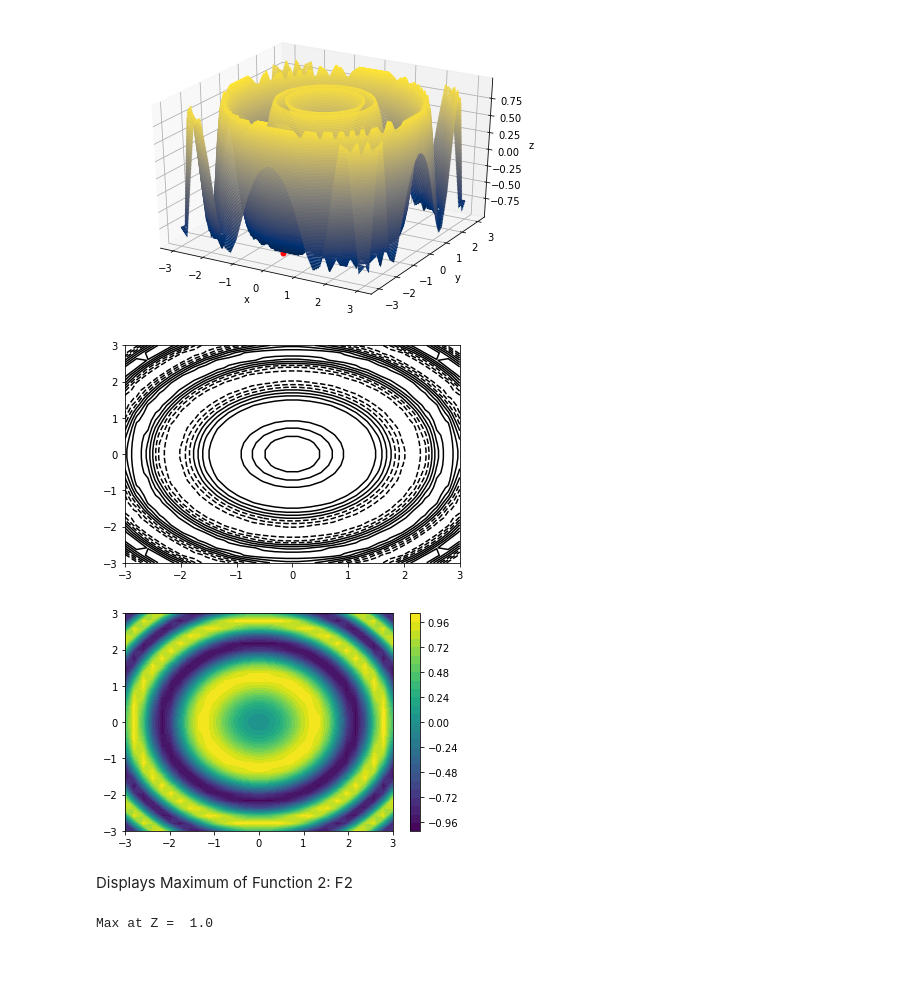
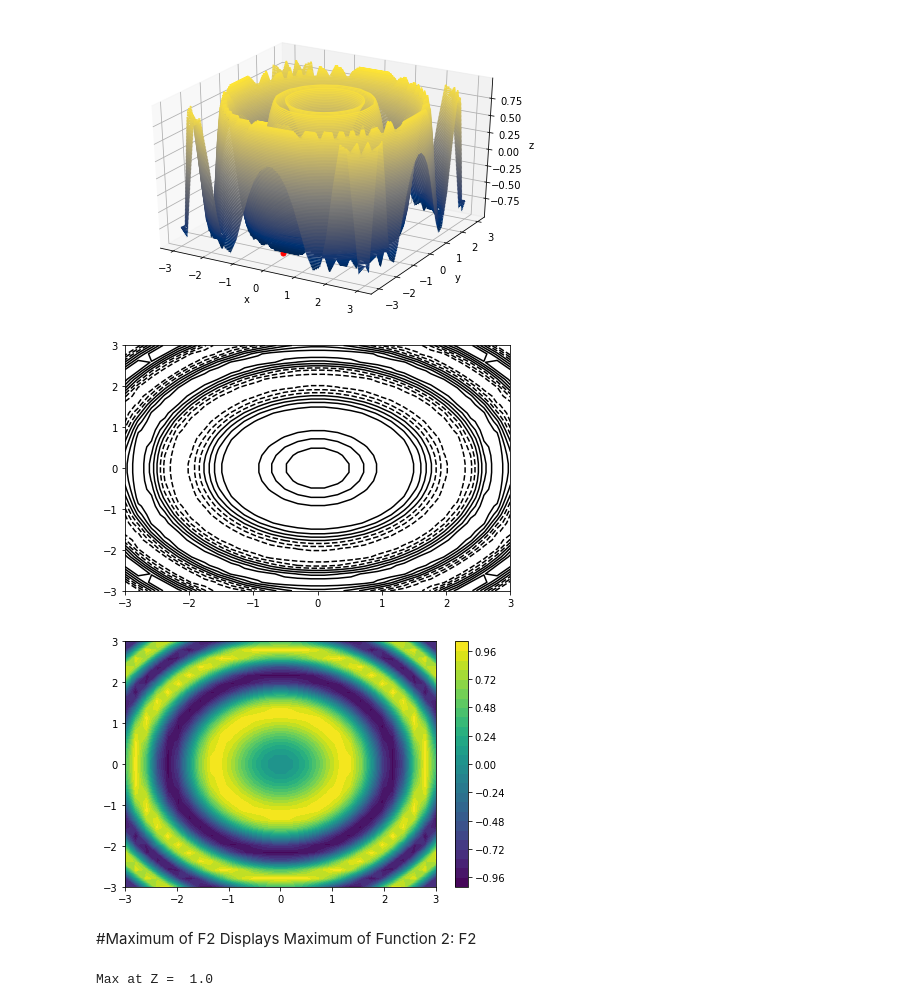
Before and after one commit to JoshRome/ai_course, a Jupyter notebook: HW2/HW2_P1.ipynb, the cells around one changed output. Drawn from its saved outputs; the diff is of its cells as text; code cells hidden in the pictures; blank space fills up the shorter version.

```diff
--- a/HW2/HW2_P1.ipynb
+++ b/HW2/HW2_P1.ipynb
@@ -42,14 +47,17 @@ Min at Z of -0.9998434607744231
 [figure]
 # %%
 plt.contour(X,Y,Z1, colors='black');
+plt.tight_layout()
 # %% [output]
-[figure, old version]
+[figure, new version]
 # %%
 plt.contourf(X, Y, Z1, 30, cmap='viridis')
 plt.colorbar();
+plt.tight_layout()
 # %% [output]
-[figure, old version]
+[figure, new version]
 # %% [markdown]
+#Maximum of F2
 Displays Maximum of Function 2: F2
 # %%
 fig = plt.figure()
```
Also changed, not shown: parts of 10 cells of this notebook.
